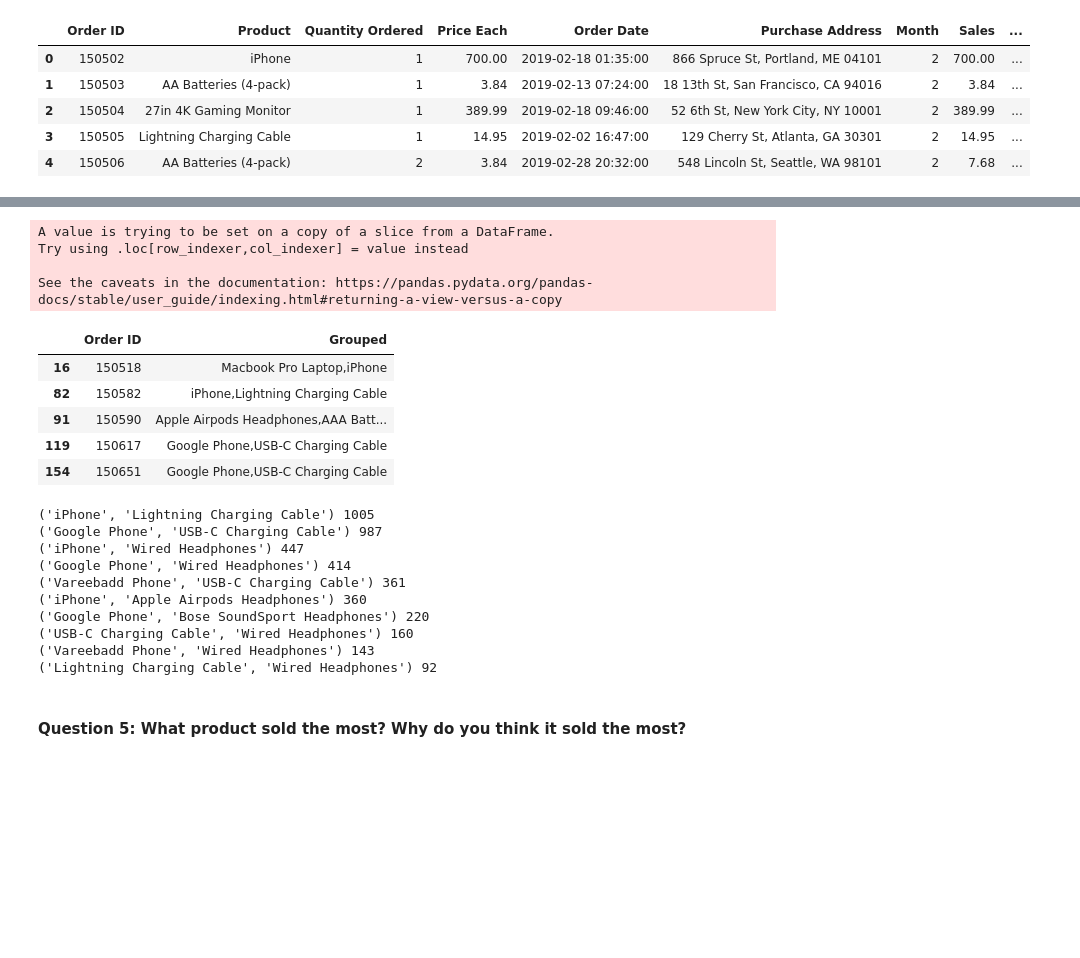
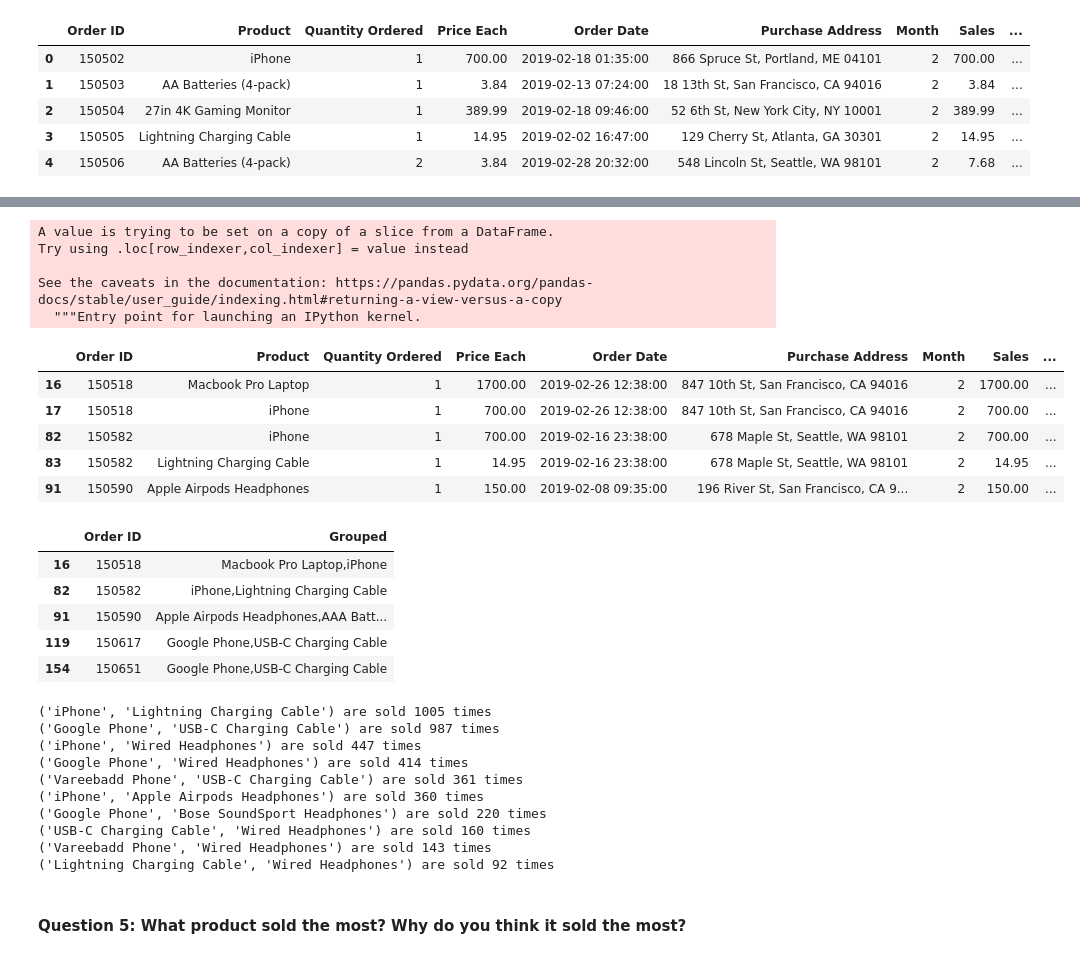
Before and after one commit to Hasnat79/Electronics-Store-Sales-Analysis, a Jupyter notebook: analysis.ipynb, the cells around one changed output, grey strips where cells are left out. Drawn from its saved outputs; the diff is of its cells as text; code cells hidden in the pictures; blank space fills up the shorter version.

```diff
--- a/analysis.ipynb
+++ b/analysis.ipynb
@@ -232,14 +242,23 @@ all_data.head()
+# %%
+df['Grouped']=df.groupby('Order ID')['Product'].transform(lambda x: ','.join(x))
+df.head()
+# %% [output]
+A value is trying to be set on a copy of a slice from a DataFrame.
+Try using .loc[row_indexer,col_indexer] = value instead
+
+See the caveats in the documentation: https://pandas.pydata.org/pandas-docs/stable/user_guide/indexing.html#returning-a-view-versus-a-copy
+  """Entry point for launching an IPython kernel.
+|  | Order ID | Product | Quantity Ordered | Price Each | Order Date | Purchase Address | Month | Sales | ... |
+| 16 | 150518 | Macbook Pro Laptop | 1 | 1700.00 | 2019-02-26 12:38:00 | 847 10th St, San Francisco, CA 94016 | 2 | 1700.00 | ... |
+| 17 | 150518 | iPhone | 1 | 700.00 | 2019-02-26 12:38:00 | 847 10th St, San Francisco, CA 94016 | 2 | 700.00 | ... |
+| 82 | 150582 | iPhone | 1 | 700.00 | 2019-02-16 23:38:00 | 678 Maple St, Seattle, WA 98101 | 2 | 700.00 | ... |
+| 83 | 150582 | Lightning Charging Cable | 1 | 14.95 | 2019-02-16 23:38:00 | 678 Maple St, Seattle, WA 98101 | 2 | 14.95 | ... |
+| 91 | 150590 | Apple Airpods Headphones | 1 | 150.00 | 2019-02-08 09:35:00 | 196 River St, San Francisco, CA 9... | 2 | 150.00 | ... |
 # %%
-df = all_data[all_data['Order ID'].duplicated(keep=False)]
-df['Grouped']=df.groupby('Order ID')['Product'].transform(lambda x: ','.join(x))
 df = df[['Order ID', 'Grouped']].drop_duplicates()
 
 df.head()
 # %% [output]
-A value is trying to be set on a copy of a slice from a DataFrame.
-Try using .loc[row_indexer,col_indexer] = value instead
-
-See the caveats in the documentation: https://pandas.pydata.org/pandas-docs/stable/user_guide/indexing.html#returning-a-view-versus-a-copy
 |  | Order ID | Grouped |
 | 16 | 150518 | Macbook Pro Laptop,iPhone |
 | 82 | 150582 | iPhone,Lightning Charging Cable |
@@ -258,7 +277,7 @@ for row in df['Grouped']:
     count.update(Counter(combinations(row_list,2)))
 
 for key,value in count.most_common(10):
-    print(key,value)
+    print(f"{key} are sold {value} times")
 
 
 
@@ -266,16 +285,16 @@ for key,value in count.most_common(10):
 
 # Combination of these items can be offered as discounts to the customers
 # %% [output]
-('iPhone', 'Lightning Charging Cable') 1005
-('Google Phone', 'USB-C Charging Cable') 987
-('iPhone', 'Wired Headphones') 447
-('Google Phone', 'Wired Headphones') 414
-('Vareebadd Phone', 'USB-C Charging Cable') 361
-('iPhone', 'Apple Airpods Headphones') 360
-('Google Phone', 'Bose SoundSport Headphones') 220
-('USB-C Charging Cable', 'Wired Headphones') 160
-('Vareebadd Phone', 'Wired Headphones') 143
-('Lightning Charging Cable', 'Wired Headphones') 92
+('iPhone', 'Lightning Charging Cable') are sold 1005 times
+('Google Phone', 'USB-C Charging Cable') are sold 987 times
+('iPhone', 'Wired Headphones') are sold 447 times
+('Google Phone', 'Wired Headphones') are sold 414 times
+('Vareebadd Phone', 'USB-C Charging Cable') are sold 361 times
+('iPhone', 'Apple Airpods Headphones') are sold 360 times
+('Google Phone', 'Bose SoundSport Headphones') are sold 220 times
+('USB-C Charging Cable', 'Wired Headphones') are sold 160 times
+('Vareebadd Phone', 'Wired Headphones') are sold 143 times
+('Lightning Charging Cable', 'Wired Headphones') are sold 92 times
 # %% [markdown]
 #### Question 5: What product sold the most? Why do you think it sold the most?
 # %%
```
Also changed, not shown: parts of 1 cell of this notebook, 3 other files.
